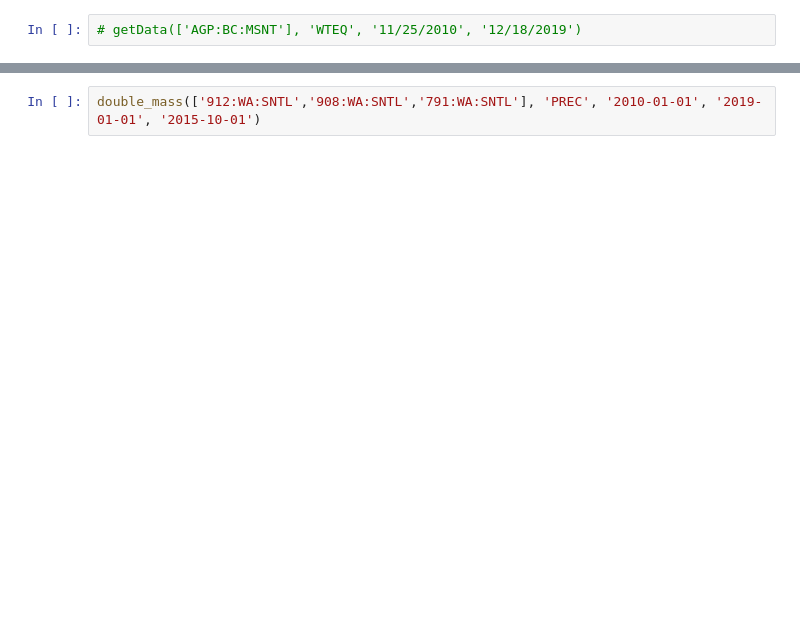
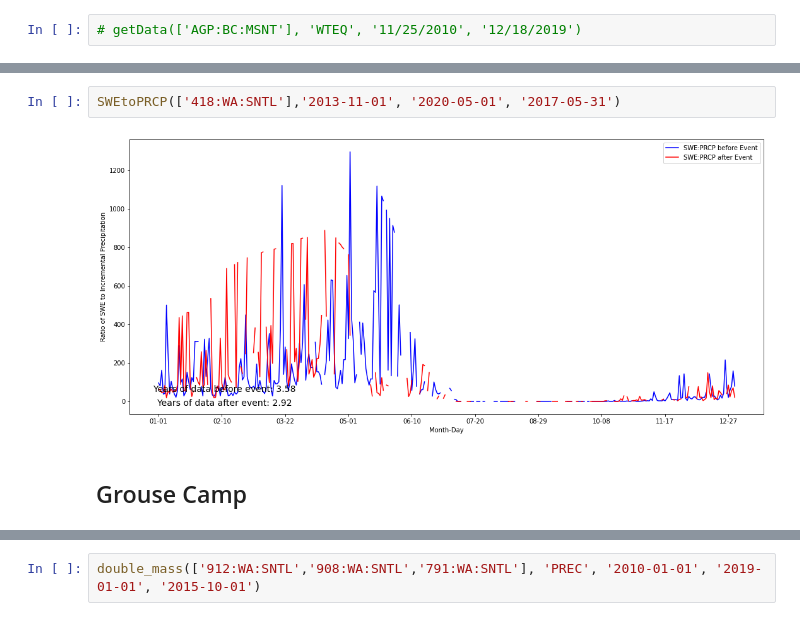
Before and after one commit to geoskimoto/SNOTEL-Change-Detection, a Jupyter notebook: ChangeDetection.ipynb, the cells around one changed output, grey strips where cells are left out. Saved outputs shown, nothing was run; the diff lists cells and outputs as text; blank space fills up the shorter version.

```diff
--- a/ChangeDetection.ipynb
+++ b/ChangeDetection.ipynb
@@ -413,0 +461,6 @@ SWEtoPREC(['908:WA:SNTL'],begindate='11/25/2005',enddate='12/18/2019', eventdate
+# %%
+SWEtoPRCP(['418:WA:SNTL'],'2013-11-01', '2020-05-01', '2017-05-31')
+# %% [output]
+[figure, added]
+# %% [markdown]
+## Grouse Camp
```
Also changed, not shown: parts of 21 cells of this notebook.
